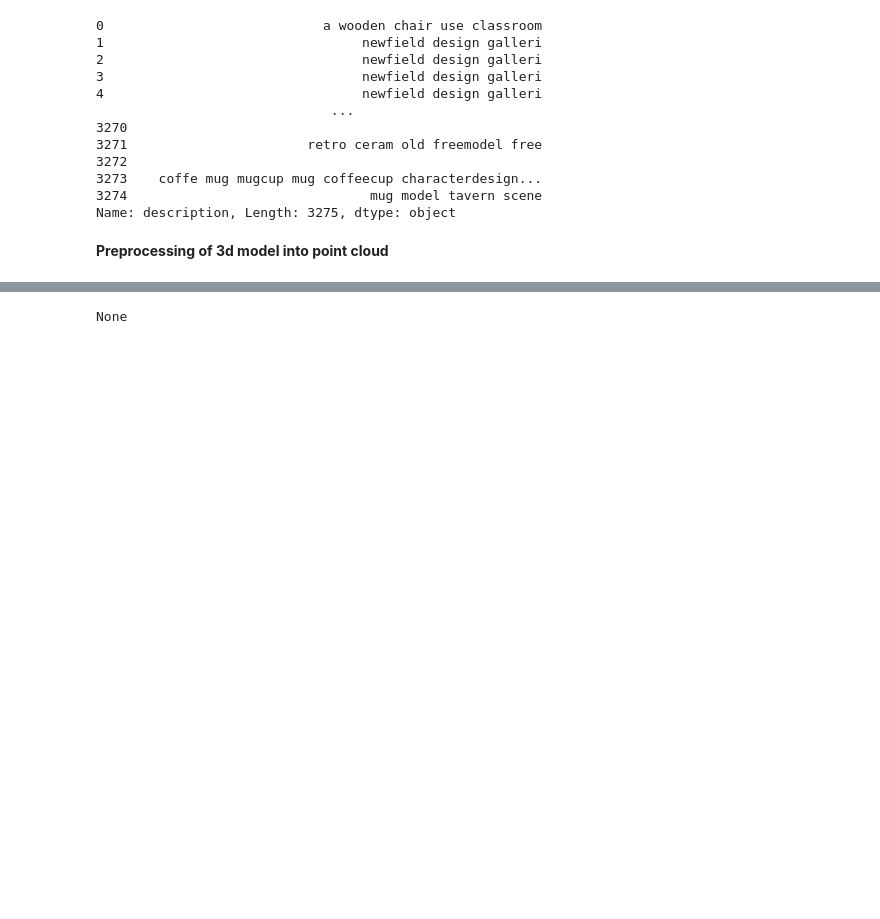
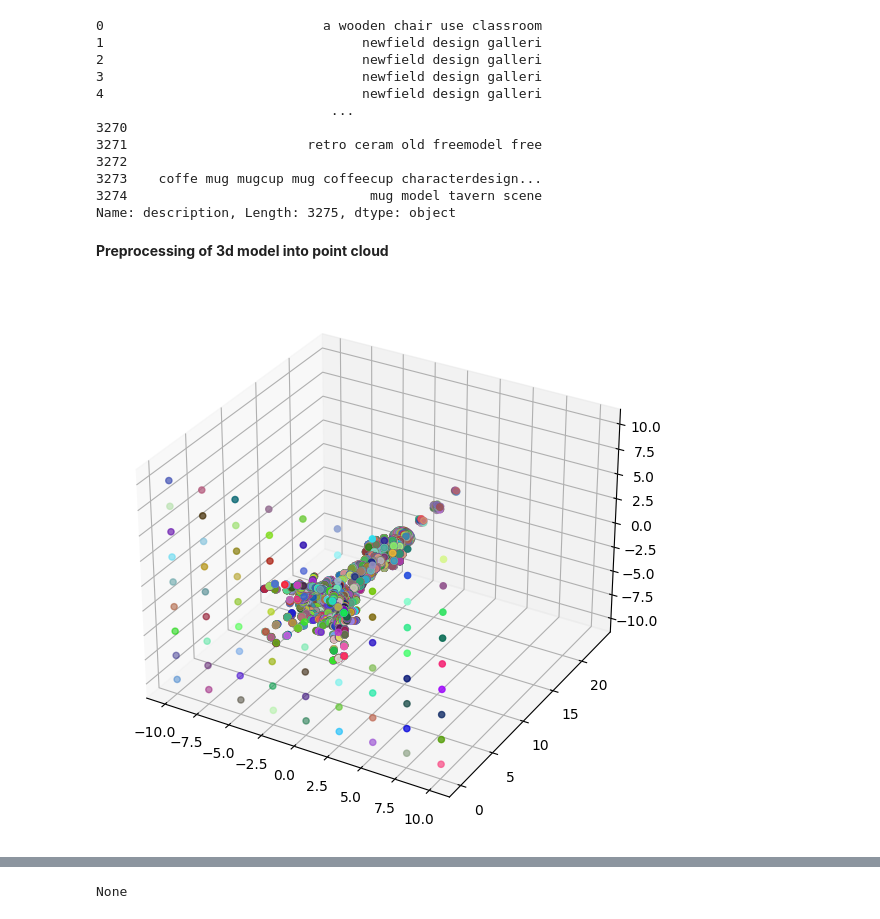
Before and after one commit to Rohit-Roby/Project, a Jupyter notebook: Replica.ipynb, the cells around one changed output, grey strips where cells are left out. Saved outputs shown, nothing was run; the diff lists cells and outputs as text; code cells hidden in the pictures; blank space fills up the shorter version.

```diff
--- a/Replica.ipynb
+++ b/Replica.ipynb
@@ -398,3 +398,24 @@ def get_model_paths(base_dir):
 base_dir ='/root/.objaverse/hf-objaverse-v1/glbs'
 # %%
 model_paths = get_model_paths(base_dir)
+# %%
+glb = model_paths[5]
+# %%
+m = trimesh.load(glb, force='mesh')
+# %%
+import numpy as np
+colors = np.random.randint(low=0, high=255, size=(15708, 3))  # Random colors
+# %%
+vertices = m.vertices
+points = trimesh.points.PointCloud(vertices, colors=colors)
+# points, _ = m.sample(num_points)
+# %%
+# Plot the points using matplotlib
+from mpl_toolkits.mplot3d import Axes3D
+
+fig = plt.figure(figsize=(10, 7))
+ax = fig.add_subplot(111,projection='3d')
+ax.scatter(points[:, 0], points[:, 1], points[:, 2], c=colors / 255.0)
+plt.show()
+# %% [output]
+[figure, added]
```
Also changed, not shown: parts of 20 cells of this notebook.
